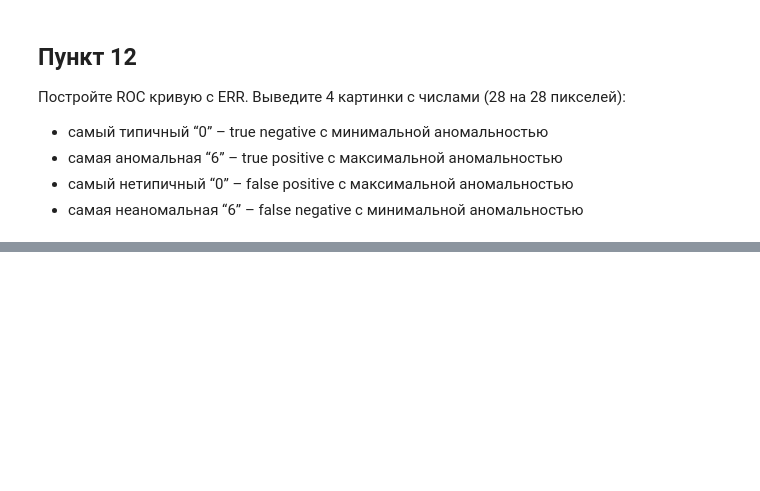
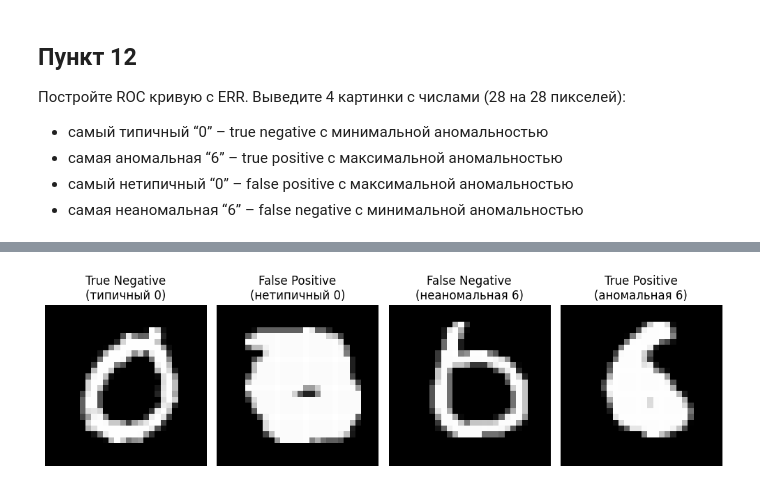
Before and after one commit to bunh0ng/labs_3_4_ml, a Jupyter notebook: Лабораторная №4/lab.ipynb, the cells around one changed output, grey strips where cells are left out. Cells and saved outputs as stored; diff of their text form; code cells hidden in the pictures; blank space fills up the shorter version.

```diff
--- a/Лабораторная №4/lab.ipynb
+++ b/Лабораторная №4/lab.ipynb
@@ -141,0 +70,45 @@ plt.show()
+# %%
+predictions = -scores > eer_threshold  # отрицательные, потому что roc_curve был по -scores
+
+labels = y.values
+true_labels = labels == 6
+pred_labels = predictions  # True = аномалия
+
+# Индексы нужных случаев
+TP_idx = np.where((pred_labels == True) & (true_labels == True))[0]       # True Positive
+TN_idx = np.where((pred_labels == False) & (true_labels == False))[0]     # True Negative
+FP_idx = np.where((pred_labels == True) & (true_labels == False))[0]      # False Positive
+FN_idx = np.where((pred_labels == False) & (true_labels == True))[0]      # False Negative
+
+# Поиск нужных по "наиболее/наименее аномальному" (т.е. по score)
+TP_most_anomalous = TP_idx[np.argmin(scores[TP_idx])]     # min score = max anomaly
+TN_least_anomalous = TN_idx[np.argmax(scores[TN_idx])]    # max score = min anomaly
+FP_most_anomalous = FP_idx[np.argmin(scores[FP_idx])]
+FN_least_anomalous = FN_idx[np.argmax(scores[FN_idx])]
+
+# Функция для отображения
+def show_digit(index, title):
+    image = X.iloc[index].values.reshape(28, 28)
+    plt.imshow(image, cmap="gray")
+    plt.title(title)
+    plt.axis("off")
+
+# Визуализация
+plt.figure(figsize=(10, 5))
+
+plt.subplot(1, 4, 1)
+show_digit(TN_least_anomalous, "True Negative\n(типичный 0)")
+
+plt.subplot(1, 4, 2)
+show_digit(FP_most_anomalous, "False Positive\n(нетипичный 0)")
+
+plt.subplot(1, 4, 4)
+show_digit(TP_most_anomalous, "True Positive\n(аномальная 6)")
+
+plt.subplot(1, 4, 3)
+show_digit(FN_least_anomalous, "False Negative\n(неаномальная 6)")
+
+plt.tight_layout()
+plt.show()
+# %% [output]
+[figure, added]
```
Also changed, not shown: parts of 4 cells of this notebook, 4 other files.
